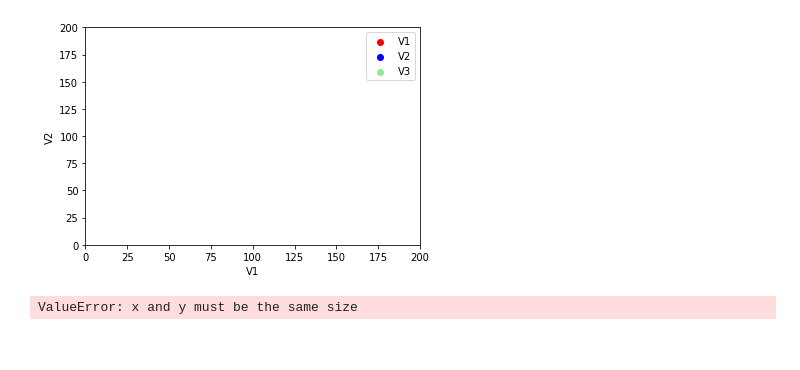
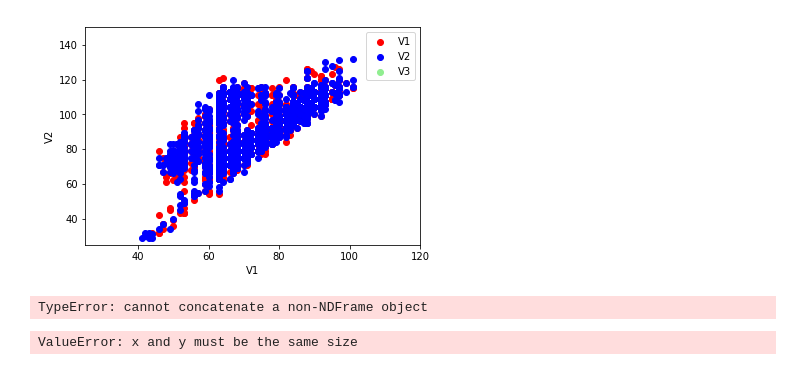
Before and after one commit to zikmout/ATS_learning, a Jupyter notebook: atos4.ipynb, the cells around one changed output. Drawn from its saved outputs; the diff is of its cells as text; code cells hidden in the pictures.

```diff
--- a/atos4.ipynb
+++ b/atos4.ipynb
@@ -15,6 +15,4 @@ data = data[1:]
 # %%
 #data
 #y = data['V1']
-X = data.ix[:, 'V1':]
+X = data.ix[:]
-# %%
-X, y = make_blobs(n_samples=5100, centers=3, n_features=36, random_state=0)
@@ -26,15 +31,24 @@ plt.show()
 # %%
 plt.scatter(X[y==1]['V1'], X[y==1]['V2'], label='V1', c='red')
 plt.scatter(X[y==2]['V1'], X[y==2]['V2'], label='V2', c='blue')
 plt.scatter(X[y==3]['V1'], X[y==3]['V2'], label='V3', c='lightgreen')
 
 plt.legend()
 plt.xlabel('V1')
 plt.ylabel('V2')
-plt.axis([0, 200, 0, 200])
+plt.axis([25, 120, 25, 150])
 plt.show()
 # %% [output]
-[figure, old version]
+[figure, new version]
+# %%
+# Concat classes with the normalized data
+data_norm = pd.concat([X[cols], y], axis=1)
+
+# Perform parallel coordinate plot
+parallel_coordinates(data_norm, 'V1')
+plt.show()
+# %% [output]
+TypeError: cannot concatenate a non-NDFrame object
 # %%
 plt.scatter(X[:,1], X[:,2])
 plt.show()
```
Also changed, not shown: parts of 3 cells of this notebook.
